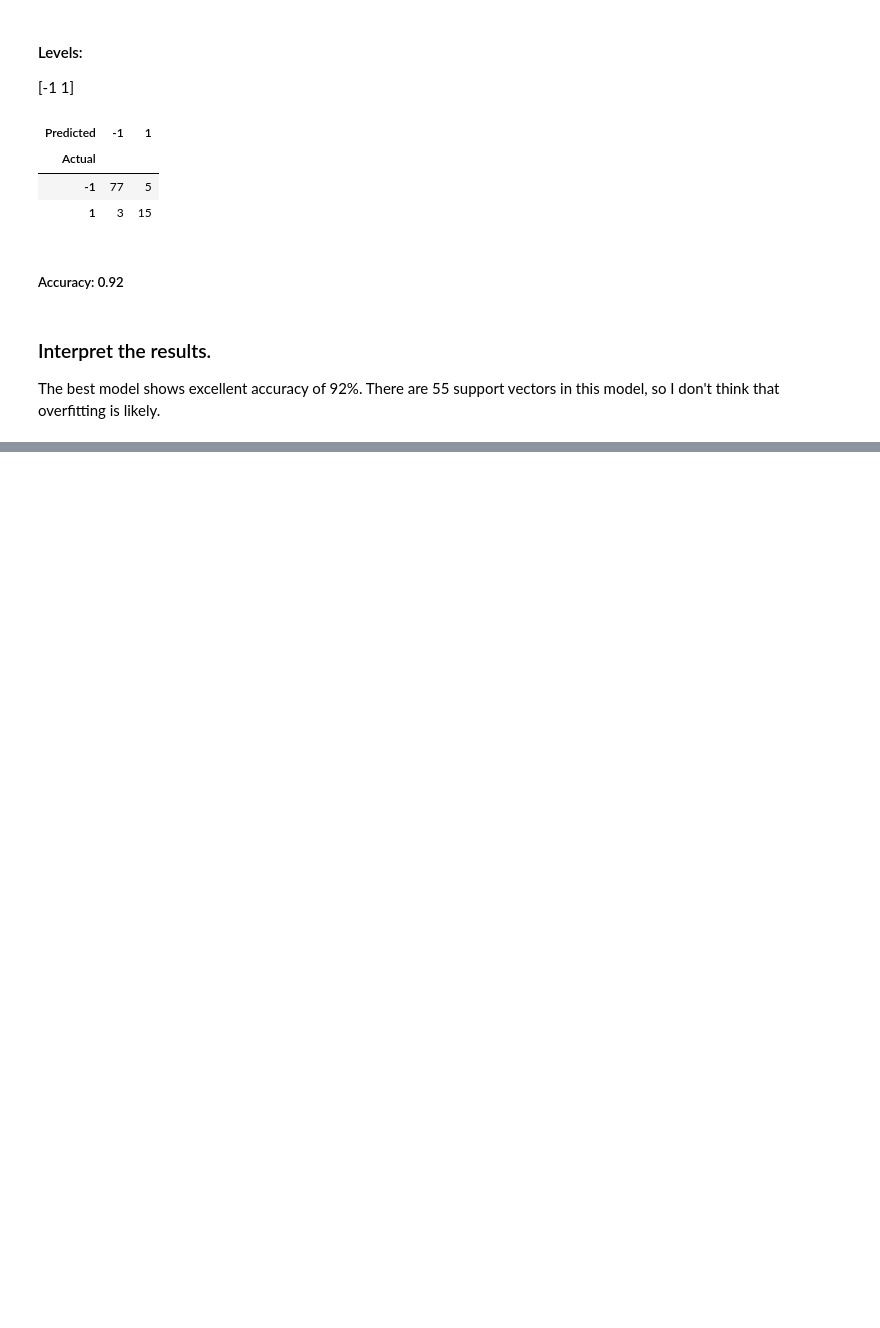
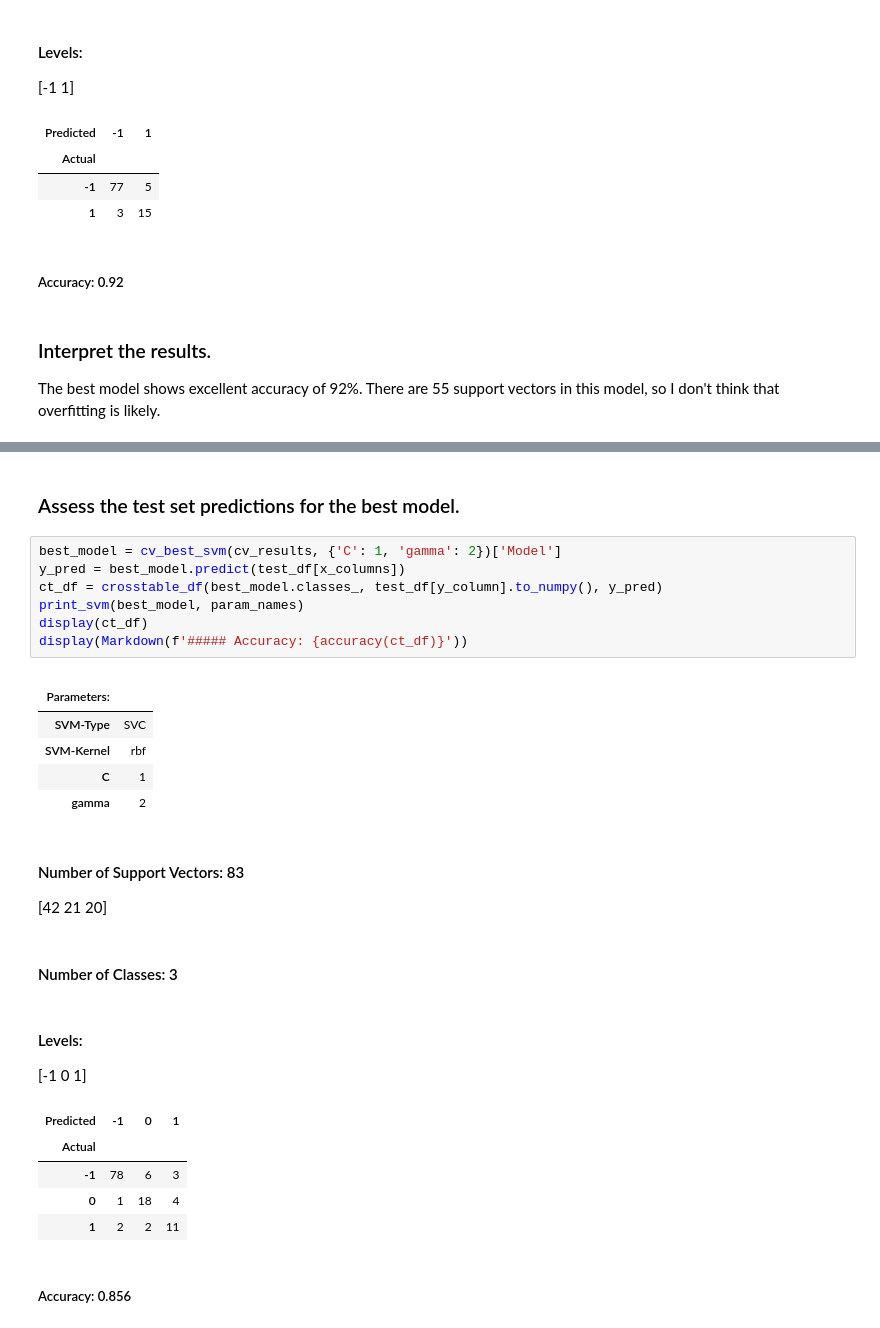
Before and after one commit to shevchenkobn/ml-practice, a Jupyter notebook: a7/a7.ipynb, the cells around one changed output, grey strips where cells are left out. Drawn from its saved outputs; the diff is of its cells as text; blank space fills up the shorter version.

```diff
--- a/a7/a7.ipynb
+++ b/a7/a7.ipynb
@@ -505,0 +587,27 @@ The best model shows excellent accuracy of 92%. There are 55 support vectors in
+# %% [markdown]
+### Assess the test set predictions for the best model.
+# %%
+best_model = cv_best_svm(cv_results, {'C': 1, 'gamma': 2})['Model']
+y_pred = best_model.predict(test_df[x_columns])
+ct_df = crosstable_df(best_model.classes_, test_df[y_column].to_numpy(), y_pred)
+print_svm(best_model, param_names)
+display(ct_df)
+display(Markdown(f'##### Accuracy: {accuracy(ct_df)}'))
+# %% [output]
+|  |  |
+| Parameters: |  |
+| SVM-Type | SVC |
+| SVM-Kernel | rbf |
+| C | 1 |
+| gamma | 2 |
+#### Number of Support Vectors: 83
+[42 21 20]
+#### Number of Classes: 3
+#### Levels:
+[-1  0  1]
+| Predicted | -1 | 0 | 1 |
+| Actual |  |  |  |
+| -1 | 78 | 6 | 3 |
+| 0 | 1 | 18 | 4 |
+| 1 | 2 | 2 | 11 |
+##### Accuracy: 0.856
```
Also changed, not shown: parts of 17 cells of this notebook, 4 other files.
